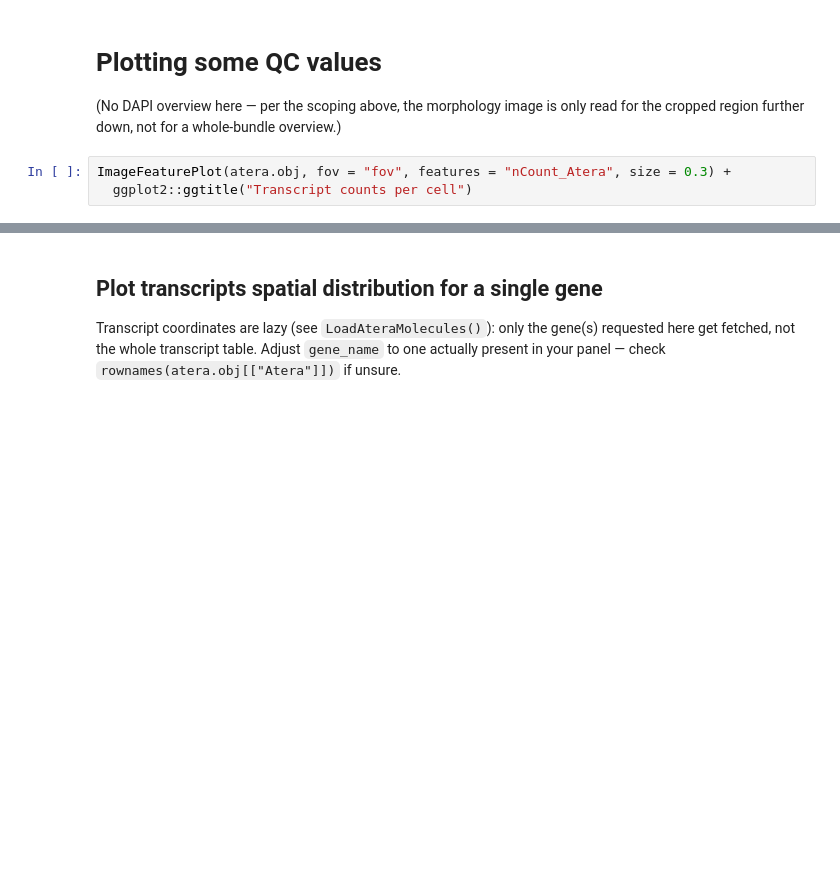
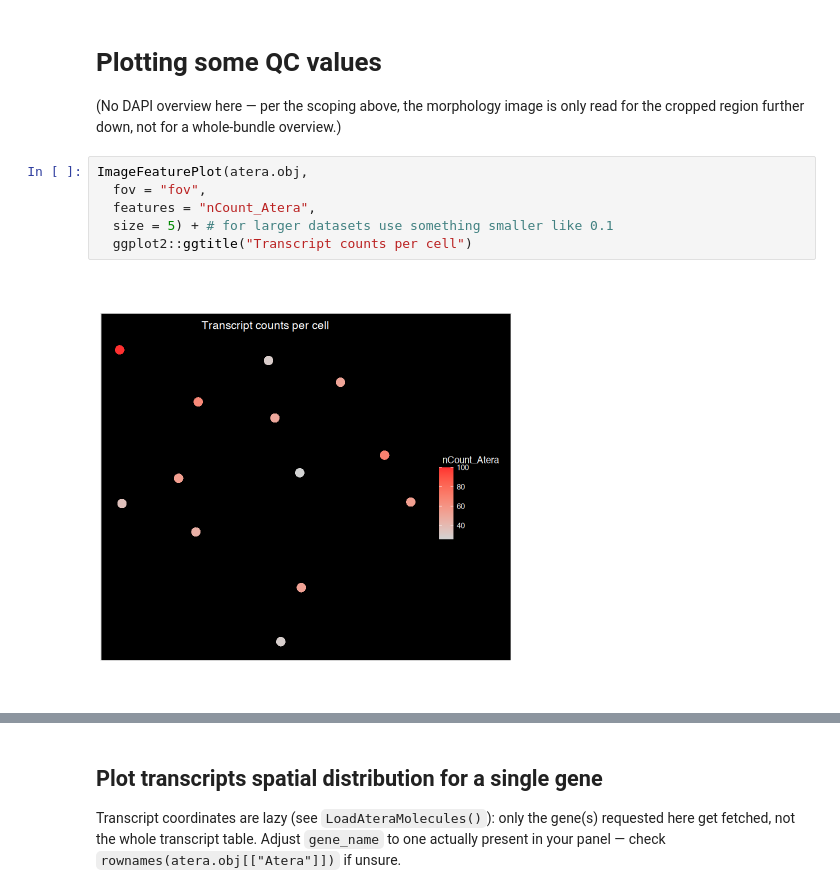
Before and after one commit to 10XGenomics/seurat, a Jupyter notebook: notebooks/atera_example.ipynb, the cells around one changed output, grey strips where cells are left out. Saved outputs shown, nothing was run; the diff lists cells and outputs as text; blank space fills up the shorter version.

```diff
--- a/notebooks/atera_example.ipynb
+++ b/notebooks/atera_example.ipynb
@@ -173,6 +190,11 @@ A data.frame: 6 × 11
 (No DAPI overview here — per the scoping above, the morphology image is only read for
 the cropped region further down, not for a whole-bundle overview.)
 # %%
-ImageFeaturePlot(atera.obj, fov = "fov", features = "nCount_Atera", size = 0.3) +
+ImageFeaturePlot(atera.obj,
+  fov = "fov",
+  features = "nCount_Atera",
+  size = 5) + # for larger datasets use something smaller like 0.1
   ggplot2::ggtitle("Transcript counts per cell")
+# %% [output]
+[figure, added]
 # %%
```
Also changed, not shown: parts of 23 cells of this notebook.
